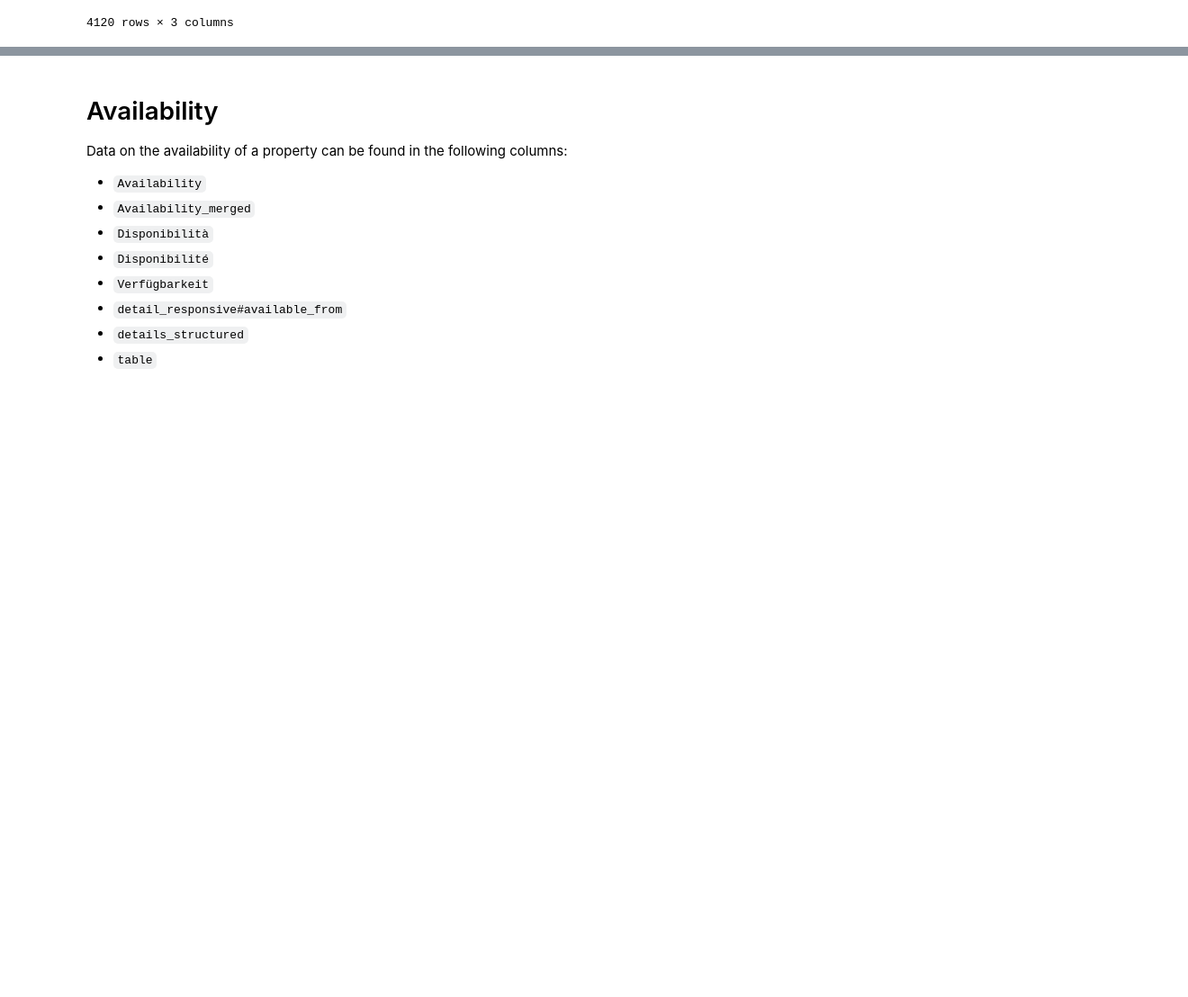
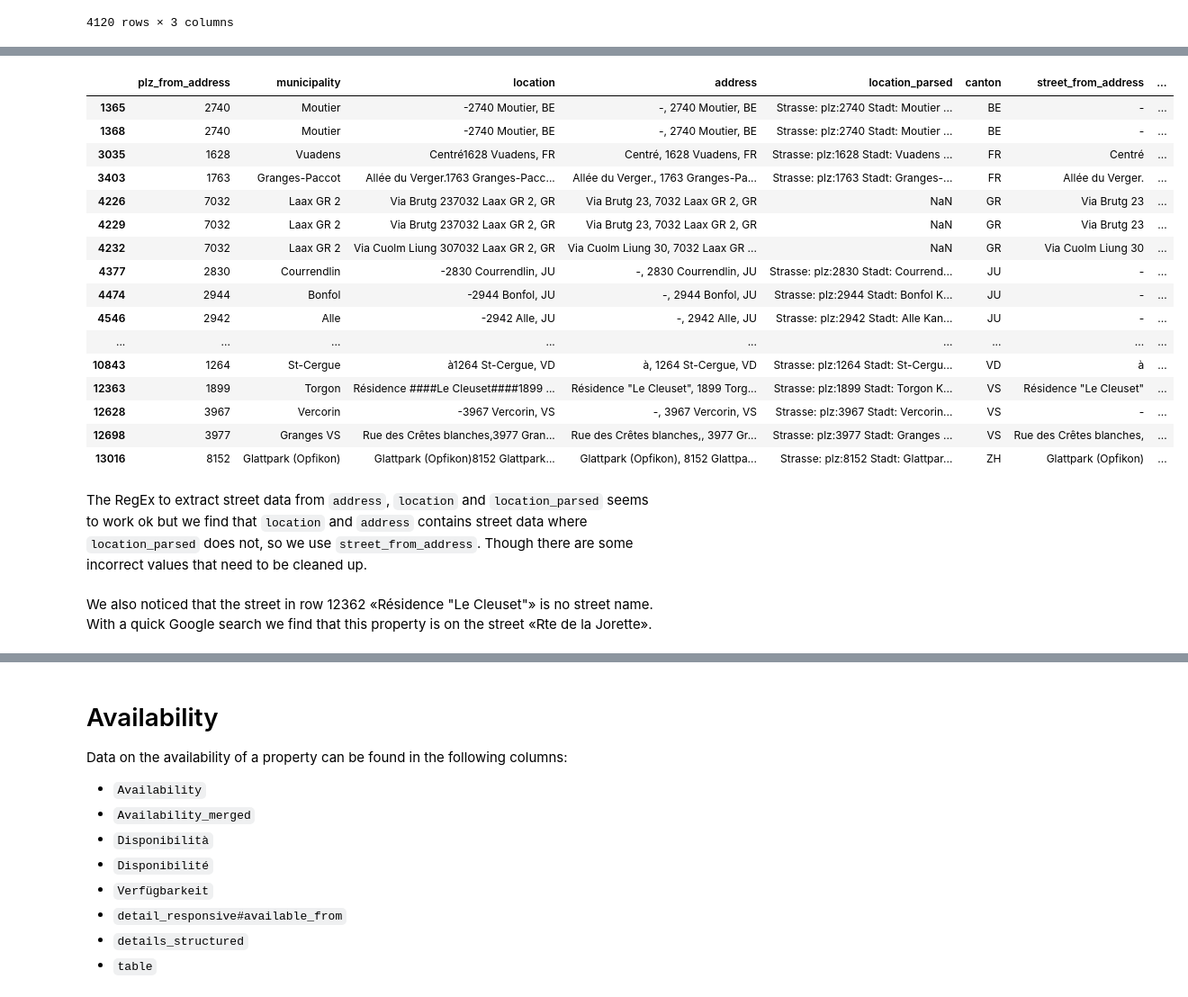
Before and after one commit to Immobilienrechner-Challenge/explorative-data-analysis, a Jupyter notebook: dataWrangling/v1/4-daw_qualitative.ipynb, the cells around one changed output, grey strips where cells are left out. Shown: that part at 90% size. Saved outputs shown, nothing was run; the diff lists cells and outputs as text; code cells hidden in the pictures; blank space fills up the shorter version.

```diff
--- a/dataWrangling/v1/4-daw_qualitative.ipynb
+++ b/dataWrangling/v1/4-daw_qualitative.ipynb
@@ -604,0 +386,5 @@ df_street
+# %%
+# drop 3874
+df_address.drop(3874, inplace=True)
+# %%
+df_address.drop(['plz_from_location', 'plz_from_location_parsed'], axis=1, inplace=True)
@@ -604,0 +411,2 @@ df_street
+# %%
+df_address['canton'] = df_address['address'].str.extract(r", ?([A-ZÀ-Ÿ]{2})")
@@ -604,0 +424,4 @@ df_street
+# %%
+df_address['street_from_address'] = df_address['address'].str.extract(r"(.+), \d{4}")
+df_address['street_from_location_parsed'] = df_address['location_parsed'].str.extract(r'^Strasse:(.+?) plz').replace(' ', np.nan)
+df_address['street_from_location'] = df_address['location'].str.extract(r"(.+)\d{4} ")
@@ -604,0 +444,23 @@ df_street
+# %%
+# Show where columns are na but 'from_address' is not na
+df_address[df_address.isna().any(axis=1) & df_address['street_from_address'].notna()]
+# %% [output]
+|  | plz_from_address | municipality | location | address | location_parsed | canton | street_from_address | ... |
+| 1365 | 2740 | Moutier | -2740 Moutier, BE | -, 2740 Moutier, BE | Strasse: plz:2740 Stadt: Moutier ... | BE | - | ... |
+| 1368 | 2740 | Moutier | -2740 Moutier, BE | -, 2740 Moutier, BE | Strasse: plz:2740 Stadt: Moutier ... | BE | - | ... |
+| 3035 | 1628 | Vuadens | Centré1628 Vuadens, FR | Centré, 1628 Vuadens, FR | Strasse: plz:1628 Stadt: Vuadens ... | FR | Centré | ... |
+| 3403 | 1763 | Granges-Paccot | Allée du Verger.1763 Granges-Pacc... | Allée du Verger., 1763 Granges-Pa... | Strasse: plz:1763 Stadt: Granges-... | FR | Allée du Verger. | ... |
+| 4226 | 7032 | Laax GR 2 | Via Brutg 237032 Laax GR 2, GR | Via Brutg 23, 7032 Laax GR 2, GR | NaN | GR | Via Brutg 23 | ... |
+| 4229 | 7032 | Laax GR 2 | Via Brutg 237032 Laax GR 2, GR | Via Brutg 23, 7032 Laax GR 2, GR | NaN | GR | Via Brutg 23 | ... |
+| 4232 | 7032 | Laax GR 2 | Via Cuolm Liung 307032 Laax GR 2, GR | Via Cuolm Liung 30, 7032 Laax GR ... | NaN | GR | Via Cuolm Liung 30 | ... |
+| 4377 | 2830 | Courrendlin | -2830 Courrendlin, JU | -, 2830 Courrendlin, JU | Strasse: plz:2830 Stadt: Courrend... | JU | - | ... |
+| 4474 | 2944 | Bonfol | -2944 Bonfol, JU | -, 2944 Bonfol, JU | Strasse: plz:2944 Stadt: Bonfol K... | JU | - | ... |
+| 4546 | 2942 | Alle | -2942 Alle, JU | -, 2942 Alle, JU | Strasse: plz:2942 Stadt: Alle Kan... | JU | - | ... |
+| ... | ... | ... | ... | ... | ... | ... | ... | ... |
+| 10843 | 1264 | St-Cergue | à1264 St-Cergue, VD | à, 1264 St-Cergue, VD | Strasse: plz:1264 Stadt: St-Cergu... | VD | à | ... |
+| 12363 | 1899 | Torgon | Résidence ####Le Cleuset####1899 ... | Résidence "Le Cleuset", 1899 Torg... | Strasse: plz:1899 Stadt: Torgon K... | VS | Résidence "Le Cleuset" | ... |
+| 12628 | 3967 | Vercorin | -3967 Vercorin, VS | -, 3967 Vercorin, VS | Strasse: plz:3967 Stadt: Vercorin... | VS | - | ... |
+| 12698 | 3977 | Granges VS | Rue des Crêtes blanches,3977 Gran... | Rue des Crêtes blanches,, 3977 Gr... | Strasse: plz:3977 Stadt: Granges ... | VS | Rue des Crêtes blanches, | ... |
+| 13016 | 8152 | Glattpark (Opfikon) | Glattpark (Opfikon)8152 Glattpark... | Glattpark (Opfikon), 8152 Glattpa... | Strasse: plz:8152 Stadt: Glattpar... | ZH | Glattpark (Opfikon) | ... |
+# %% [markdown]
+The RegEx to extract street data from `address`, `location` and `location_parsed` seems to work ok but we find that `location` and `address` contains street data where `location_parsed` does not, so we use `street_from_address`. Though there are some incorrect values that need to be cleaned up.
@@ -604,0 +474,2 @@ df_street
+# %% [markdown]
+We also noticed that the street in row 12362 «Résidence "Le Cleuset"» is no street name. With a quick Google search we find that this property is on the street «Rte de la Jorette».
```
Also changed, not shown: parts of 129 cells of this notebook, 39 other files.
